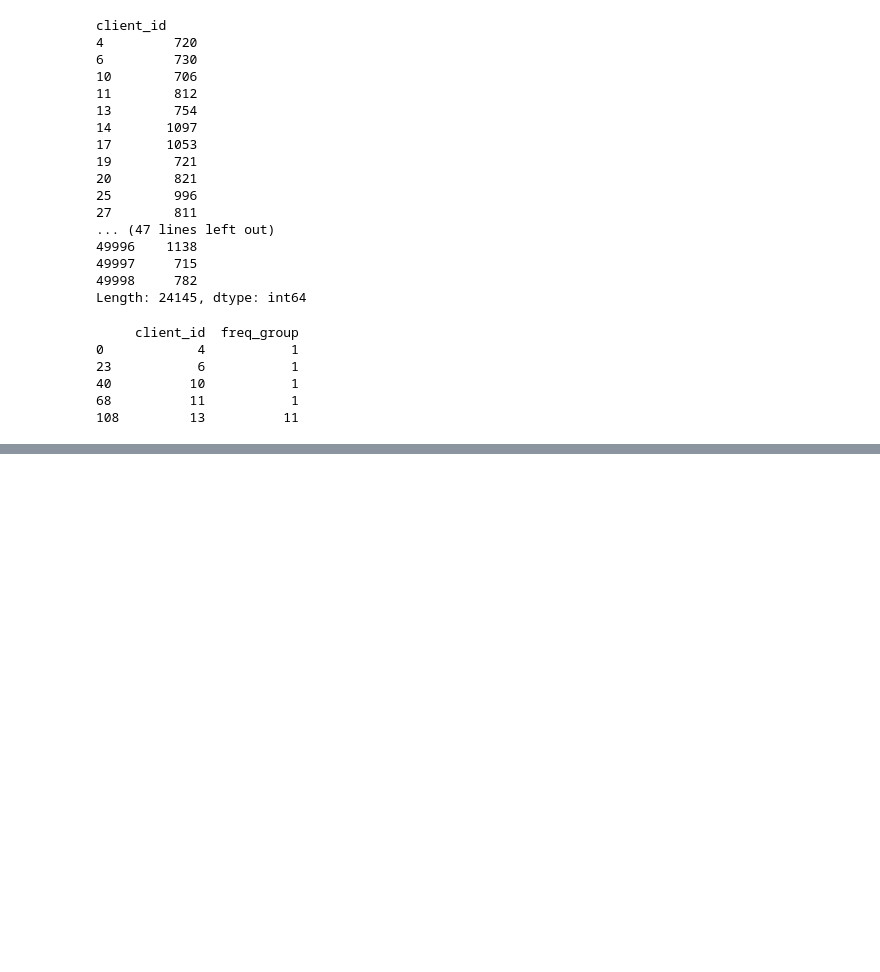
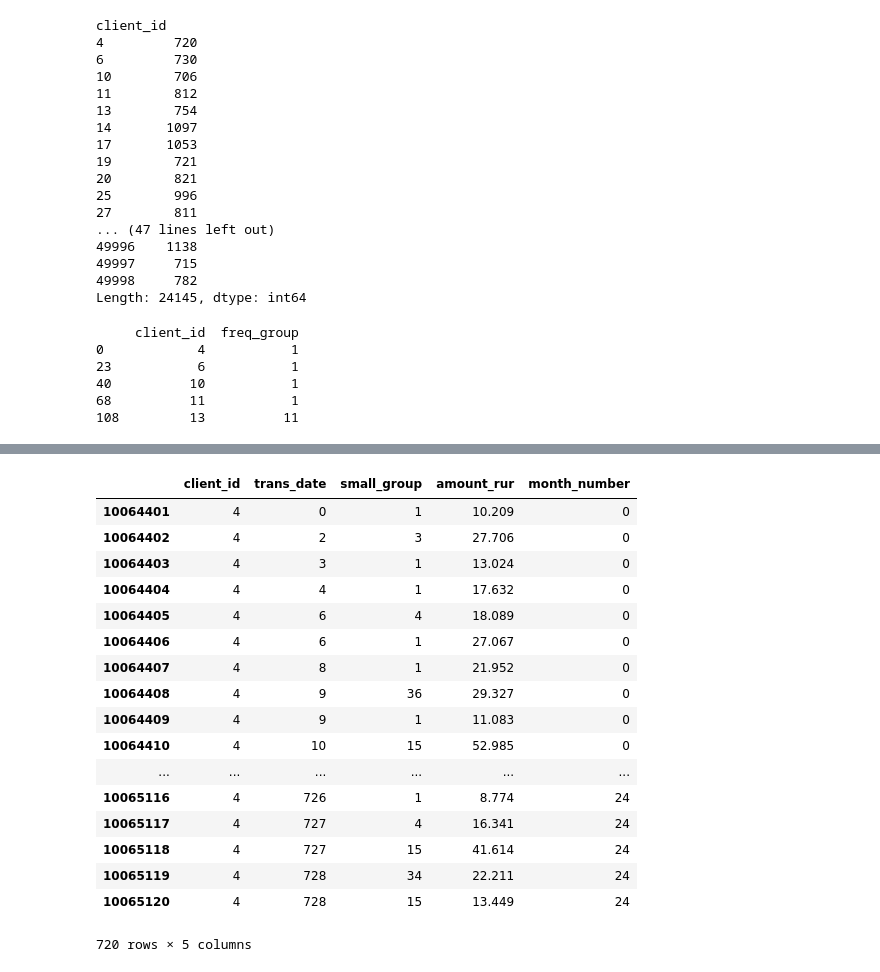
Before and after one commit to dzemidkada/onti-competition, a Jupyter notebook: src/notebooks/EDA_alexey.ipynb, the cells around one changed output, grey strips where cells are left out. Saved outputs shown, nothing was run; the diff lists cells and outputs as text; code cells hidden in the pictures; blank space fills up the shorter version.

```diff
--- a/src/notebooks/EDA_alexey.ipynb
+++ b/src/notebooks/EDA_alexey.ipynb
@@ -117,0 +181,21 @@ print(grouped.head())
+# %%
+train_x[train_x['client_id'] == 4]
+# %% [output]
+|  | client_id | trans_date | small_group | amount_rur | month_number |
+| 10064401 | 4 | 0 | 1 | 10.209 | 0 |
+| 10064402 | 4 | 2 | 3 | 27.706 | 0 |
+| 10064403 | 4 | 3 | 1 | 13.024 | 0 |
+| 10064404 | 4 | 4 | 1 | 17.632 | 0 |
+| 10064405 | 4 | 6 | 4 | 18.089 | 0 |
+| 10064406 | 4 | 6 | 1 | 27.067 | 0 |
+| 10064407 | 4 | 8 | 1 | 21.952 | 0 |
+| 10064408 | 4 | 9 | 36 | 29.327 | 0 |
+| 10064409 | 4 | 9 | 1 | 11.083 | 0 |
+| 10064410 | 4 | 10 | 15 | 52.985 | 0 |
+| ... | ... | ... | ... | ... | ... |
+| 10065116 | 4 | 726 | 1 | 8.774 | 24 |
+| 10065117 | 4 | 727 | 4 | 16.341 | 24 |
+| 10065118 | 4 | 727 | 15 | 41.614 | 24 |
+| 10065119 | 4 | 728 | 34 | 22.211 | 24 |
+| 10065120 | 4 | 728 | 15 | 13.449 | 24 |
+720 rows × 5 columns
```
Also changed, not shown: parts of 9 cells of this notebook, 1 other file.
